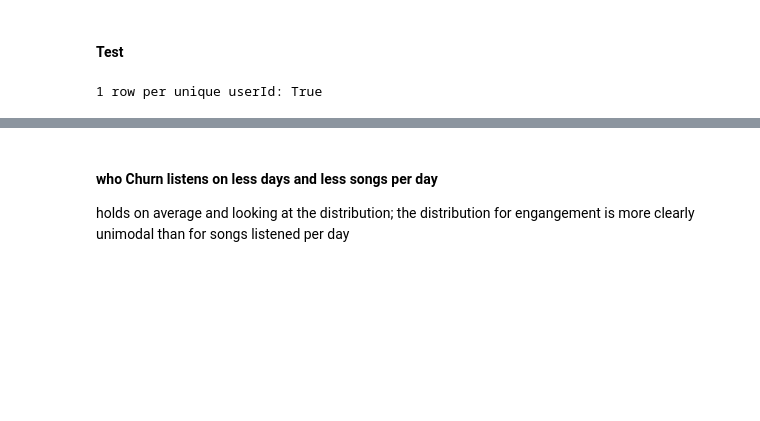
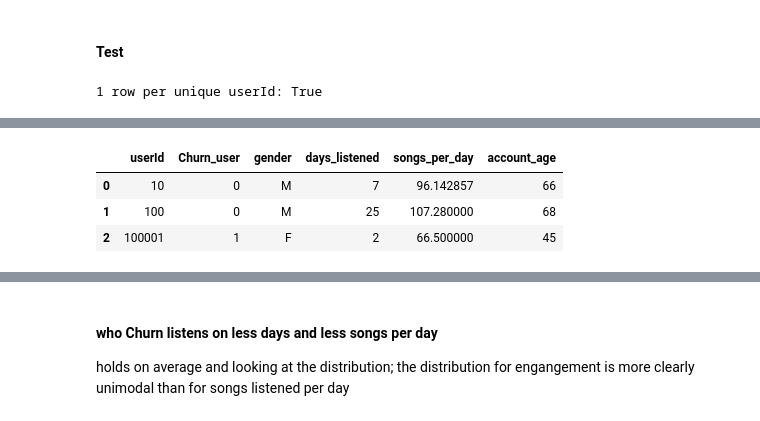
Before and after one commit to dabln/Sparkify, a Jupyter notebook: Sparkify.ipynb, the cells around one changed output, grey strips where cells are left out. Cells and saved outputs as stored; diff of their text form; code cells hidden in the pictures; blank space fills up the shorter version.

```diff
--- a/Sparkify.ipynb
+++ b/Sparkify.ipynb
@@ -468,0 +448,7 @@ only showing top 3 rows
+# %%
+df_model_pd.head(3)
+# %% [output]
+|  | userId | Churn_user | gender | days_listened | songs_per_day | account_age |
+| 0 | 10 | 0 | M | 7 | 96.142857 | 66 |
+| 1 | 100 | 0 | M | 25 | 107.280000 | 68 |
+| 2 | 100001 | 1 | F | 2 | 66.500000 | 45 |
```
Also changed, not shown: parts of 132 cells of this notebook.
